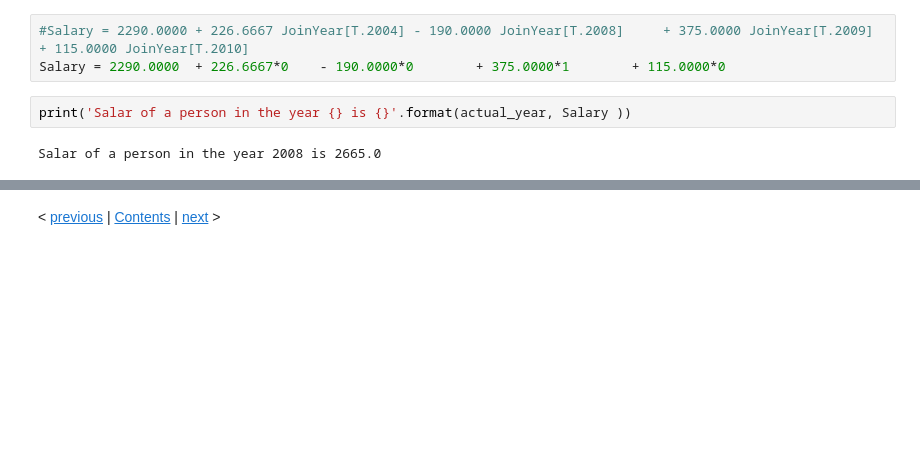
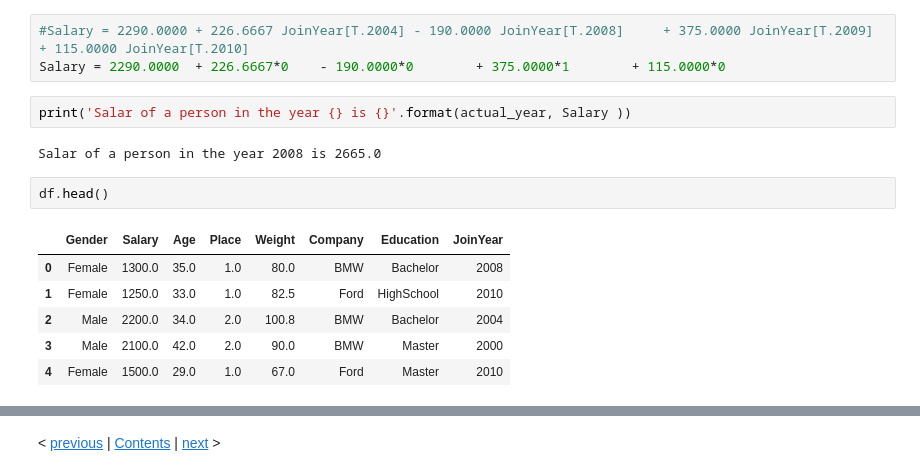
Before and after one commit to tdm09/Apuntes2039, a Jupyter notebook: 080_regresion.ipynb, the cells around one changed output, grey strips where cells are left out. Cells and saved outputs as stored; diff of their text form; blank space fills up the shorter version.

```diff
--- a/080_regresion.ipynb
+++ b/080_regresion.ipynb
@@ -1113,3 +1113,12 @@ Salary = 2290.0000	+ 226.6667*0	- 190.0000*0		+ 375.0000*1		+ 115.0000*0
 print('Salar of a person in the year {} is {}'.format(actual_year, Salary ))
 # %% [output]
 Salar of a person in the year 2008 is 2665.0
+# %%
+df.head()
+# %% [output]
+|  | Gender | Salary | Age | Place | Weight | Company | Education | JoinYear |
+| 0 | Female | 1300.0 | 35.0 | 1.0 | 80.0 | BMW | Bachelor | 2008 |
+| 1 | Female | 1250.0 | 33.0 | 1.0 | 82.5 | Ford | HighSchool | 2010 |
+| 2 | Male | 2200.0 | 34.0 | 2.0 | 100.8 | BMW | Bachelor | 2004 |
+| 3 | Male | 2100.0 | 42.0 | 2.0 | 90.0 | BMW | Master | 2000 |
+| 4 | Female | 1500.0 | 29.0 | 1.0 | 67.0 | Ford | Master | 2010 |
```
Also changed, not shown: parts of 15 cells of this notebook.
